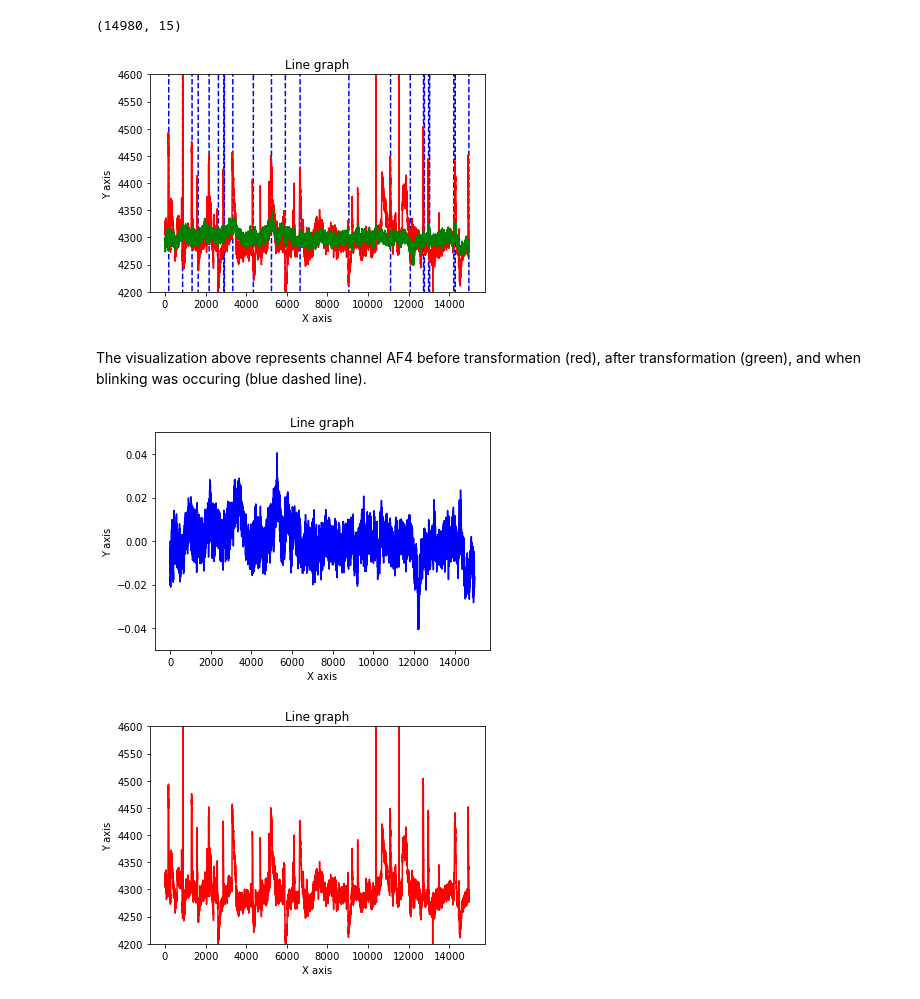
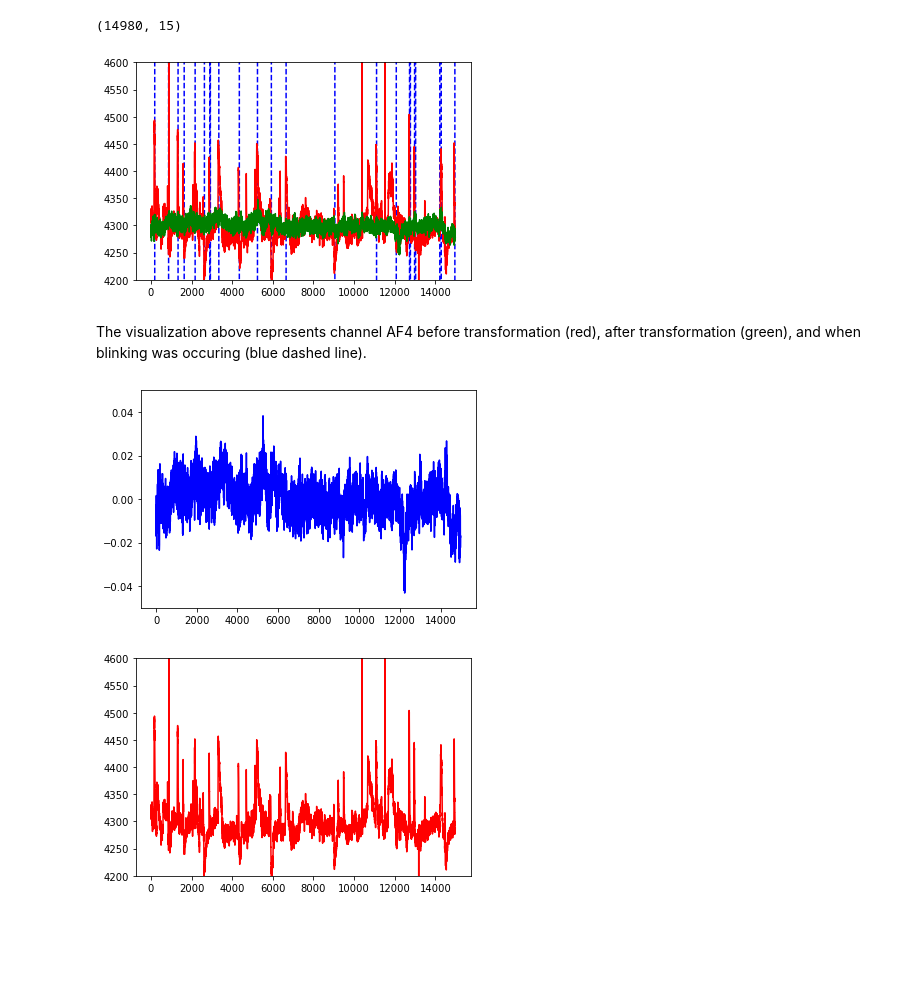
Before and after one commit to skooiman/Cogs-118B, a Jupyter notebook: Cogs 118b Group Project.ipynb, the cells around one changed output. Drawn from its saved outputs; the diff is of its cells as text; code cells hidden in the pictures; blank space fills up the shorter version.

```diff
--- a/Cogs 118b Group Project.ipynb
+++ b/Cogs 118b Group Project.ipynb
@@ -186,25 +186,25 @@ my_data_transformed.shape
 # %%
 #plot one column vector (channel) and compare to the state column
 # to see when blinks were occuring
 # data to be plotted
 
 #channelAF3 transformed by FastICA
 #scaled to line up visually with untrasformed data
 y = (my_data_transformed[:,0]*1250)+4300
 z = my_data[:,0] #Channel AF3 before FastICA
 b = my_data[:,14]*5000 # Eye State column
 
 # plotting
-plt.title("Line graph")
-plt.xlabel("X axis")
-plt.ylabel("Y axis")
+#plt.title("Line graph")
+#plt.xlabel("X axis")
+#plt.ylabel("Y axis")
 plt.plot(X,b , color ="blue",linestyle = "dashed")
 plt.ylim(4200,4600)
 plt.plot(X, z, color ="red")
 plt.plot(X, y, color ="green")
 plt.show()
 # %% [output]
-[figure, old version]
+[figure, new version]
 # %% [markdown]
 The visualization above represents channel AF4 before transformation (red),
 after transformation (green), and when blinking was occuring (blue dashed line).
@@ -215,15 +215,15 @@ y = my_data_transformed[:,0]
 z = my_data[:,0]
 
 # plotting
-plt.title("Line graph")
-plt.xlabel("X axis")
-plt.ylabel("Y axis")
+#plt.title("Line graph")
+#plt.xlabel("X axis")
+#plt.ylabel("Y axis")
 plt.plot(x, y, color ="blue")
 plt.ylim(-.05,.05)
 plt.plot(x, z, color ="red")
 plt.show()
 # %% [output]
-[figure, old version]
+[figure, new version]
 # %%
 #First Channel before ICA
 x = np.arange(0, 14980)
@@ -231,11 +231,11 @@ y = my_data_transformed[:,0]
 z = my_data[:,0]
 
 # plotting
-plt.title("Line graph")
-plt.xlabel("X axis")
-plt.ylabel("Y axis")
+#plt.title("Line graph")
+#plt.xlabel("X axis")
+#plt.ylabel("Y axis")
 plt.ylim(4200,4600)
 plt.plot(x, z, color ="red")
 plt.show()
 # %% [output]
-[figure, old version]
+[figure, new version]
```
Also changed, not shown: parts of 1 cell of this notebook.
